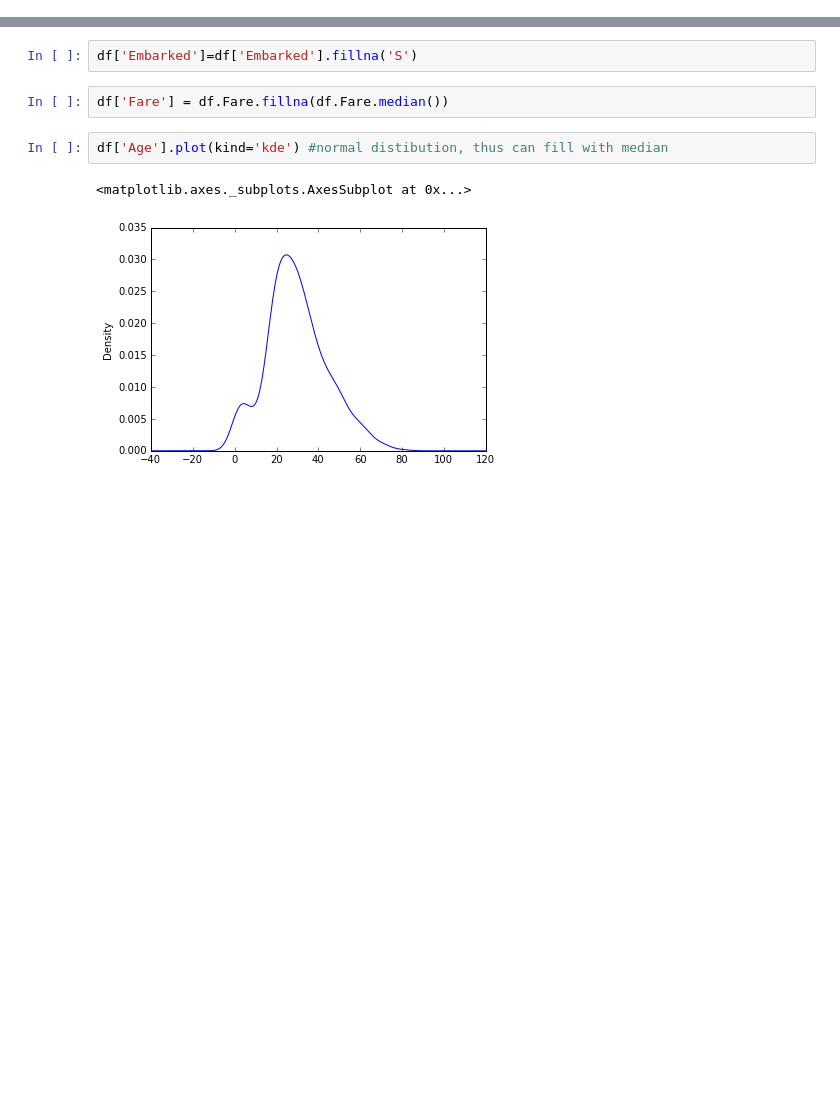
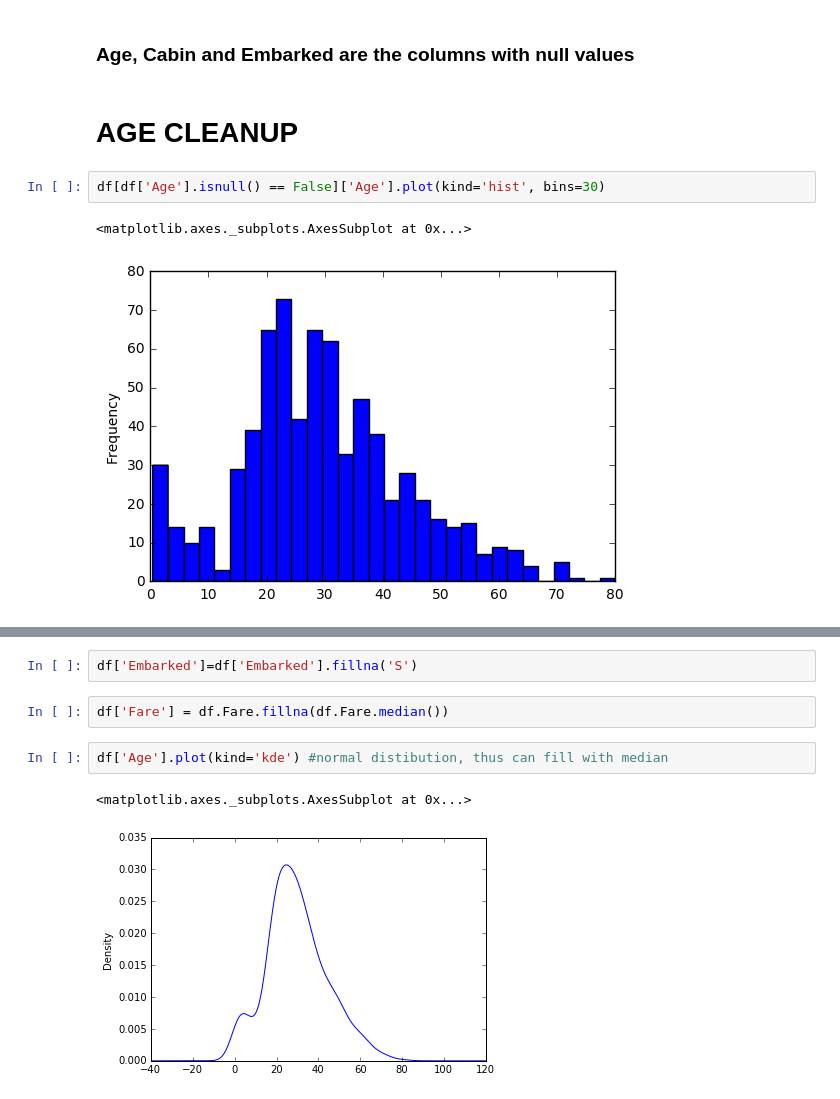
Before and after one commit to kabnigam/Data-Projects, a Jupyter notebook: Titanic/Survival.ipynb, the cells around one changed output, grey strips where cells are left out. Saved outputs shown, nothing was run; the diff lists cells and outputs as text; blank space fills up the shorter version.

```diff
--- a/Titanic/Survival.ipynb
+++ b/Titanic/Survival.ipynb
@@ -53,0 +58,9 @@ Embarked Counter({'S': 644, 'C': 168, 'Q': 77, nan: 2})
+# %% [markdown]
+### Age, Cabin and Embarked are the columns with null values
+# %% [markdown]
+# AGE CLEANUP
+# %%
+df[df['Age'].isnull() == False]['Age'].plot(kind='hist', bins=30)
+# %% [output]
+<matplotlib.axes._subplots.AxesSubplot at 0x...>
+[figure, added]
```
Also changed, not shown: parts of 18 cells of this notebook, 4 other files.
